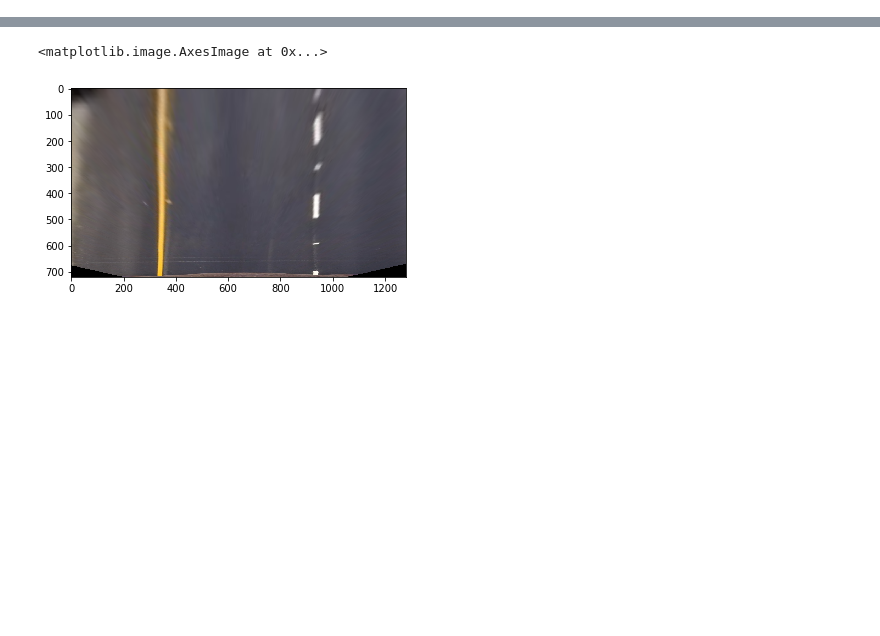
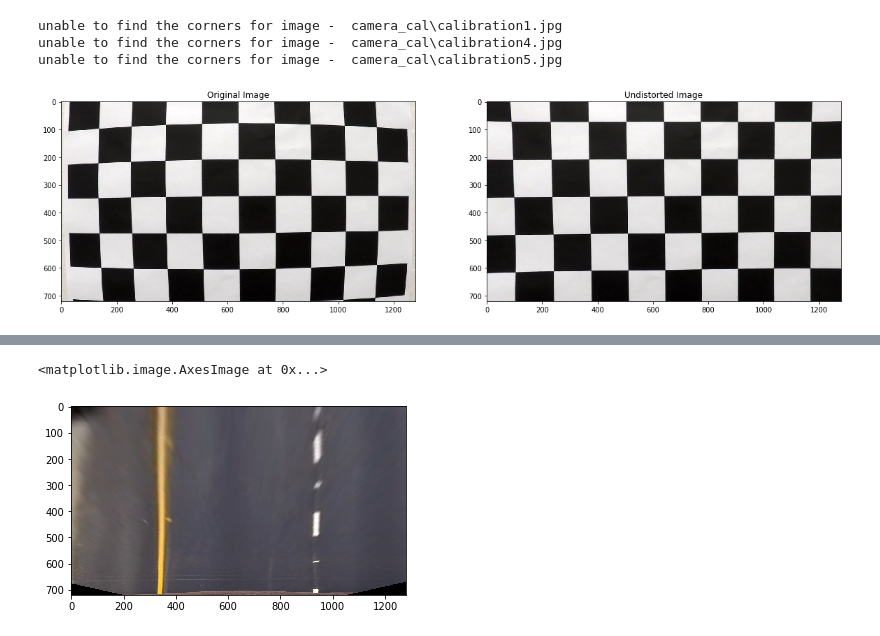
Before and after one commit to moizKachwala/self-drivingCar-advance-lane-p2, a Jupyter notebook: lane_detection.ipynb, the cells around one changed output, grey strips where cells are left out. Cells and saved outputs as stored; diff of their text form; code cells hidden in the pictures; blank space fills up the shorter version.

```diff
--- a/lane_detection.ipynb
+++ b/lane_detection.ipynb
@@ -4,9 +4,6 @@ import cv2
 import matplotlib.pyplot as plt
 import matplotlib.image as mpimg
 import glob, os
-# %%
-image = mpimg.imread('camera_cal/calibration1.jpg')
-plt.imshow(image)
 # %%
 def calibrate_camera(nx = 9, ny = 6):
     """
@@ -65,16 +61,29 @@ def undistort_image(img, mtx, dist):
     return cv2.undistort(img, mtx, dist, None, mtx)
 # %%
 # Testing the undistorted image
+
+# Calibrate camera
 mtx, dist = calibrate_camera()
+
+# Undistort the image
 undistorted_img = undistort_image(image, mtx, dist)
 
+# Test the output
+
+img = mpimg.imread('camera_cal/calibration1.jpg')
+
 f, (ax1, ax2) = plt.subplots(1, 2, figsize=(20, 10))
-ax1.imshow(image)
+ax1.imshow(img)
 ax1.set_title('Original Image')
 ax2.imshow(undistorted_img)
 ax2.set_title('Undistorted Image')
 
-plt.savefig('output_images/undistorted_image.png')
+plt.savefig('output_images/undistorted_chess_image.png')
+# %% [output]
+unable to find the corners for image -  camera_cal\calibration1.jpg
+unable to find the corners for image -  camera_cal\calibration4.jpg
+unable to find the corners for image -  camera_cal\calibration5.jpg
+[figure, added]
 # %%
 # Testing on the car image.
 img = mpimg.imread('test_images/test5.jpg')
```
Also changed, not shown: parts of 9 cells of this notebook.
